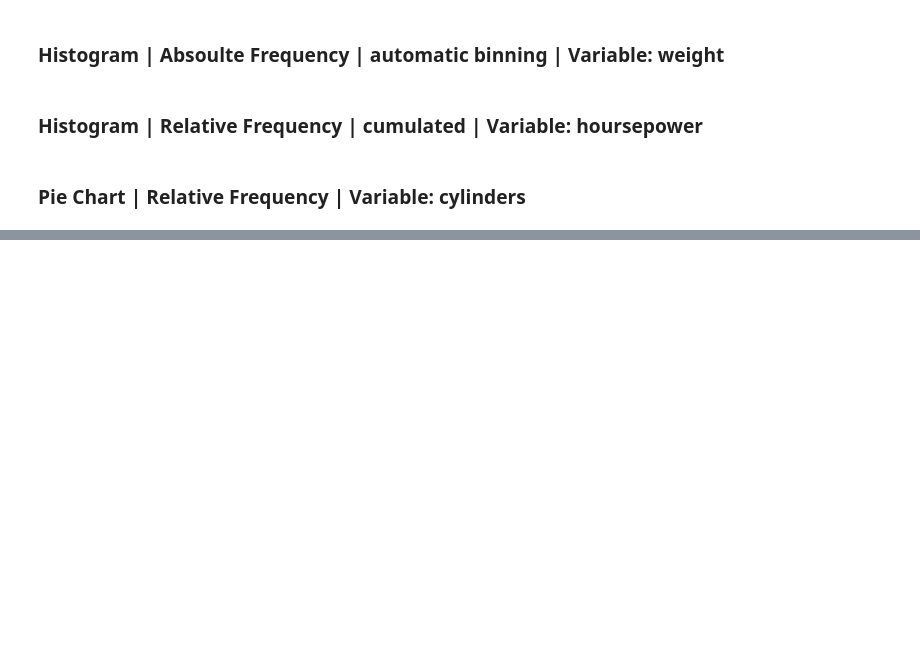
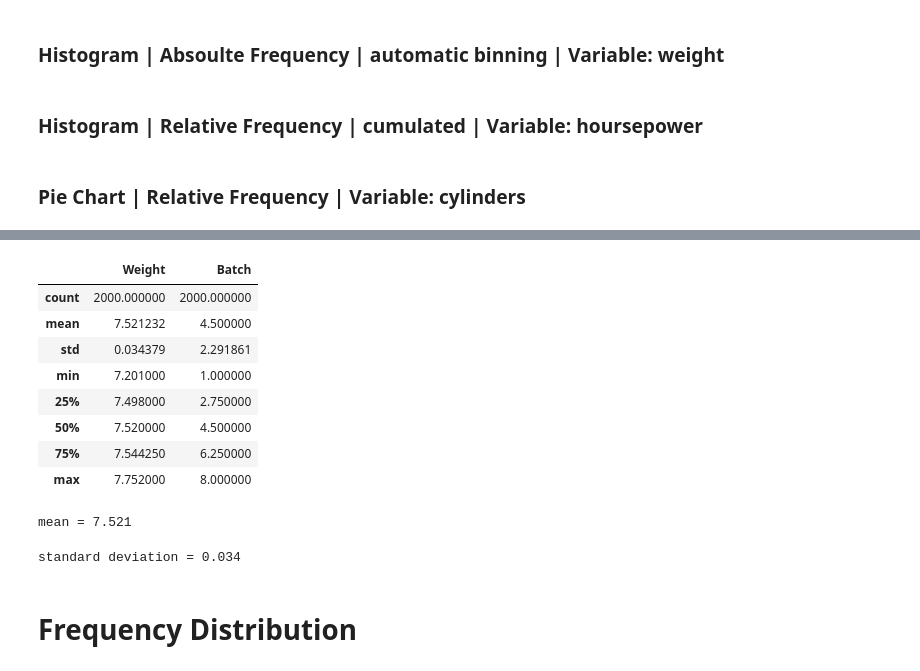
Before and after one commit to ThoAus/WING_Statistics, a Jupyter notebook: 01_Descriptive_Statistics.ipynb, the cells around one changed output, grey strips where cells are left out. Cells and saved outputs as stored; diff of their text form; code cells hidden in the pictures; blank space fills up the shorter version.

```diff
--- a/01_Descriptive_Statistics.ipynb
+++ b/01_Descriptive_Statistics.ipynb
@@ -98,0 +238,11 @@ fig.show()
+# %%
+# Download the dataset fom a given URL and read it into a DataFrame
+coin_data = pd.read_csv(
+    'https://jse.amstat.org/datasets/euroweight.dat.txt',
+    sep='\t',
+    header=None,
+    index_col=0,
+    names=['Weight', 'Batch'],
+    )
+
+coin_data.head()
@@ -98,0 +256,22 @@ fig.show()
+# %%
+coin_data.describe()
+# %% [output]
+|  | Weight | Batch |
+| count | 2000.000000 | 2000.000000 |
+| mean | 7.521232 | 4.500000 |
+| std | 0.034379 | 2.291861 |
+| min | 7.201000 | 1.000000 |
+| 25% | 7.498000 | 2.750000 |
+| 50% | 7.520000 | 4.500000 |
+| 75% | 7.544250 | 6.250000 |
+| max | 7.752000 | 8.000000 |
+# %%
+mean_weight = coin_data['Weight'].mean().round(3)
+print(f'mean = {mean_weight}')
+# %% [output]
+mean = 7.521
+# %%
+std_weight = coin_data['Weight'].std().round(3)
+print(f'standard deviation = {std_weight}')
+# %% [output]
+standard deviation = 0.034
@@ -98,0 +288,2 @@ fig.show()
+# %% [markdown]
+# Frequency Distribution
```
Also changed, not shown: parts of 58 cells of this notebook.
